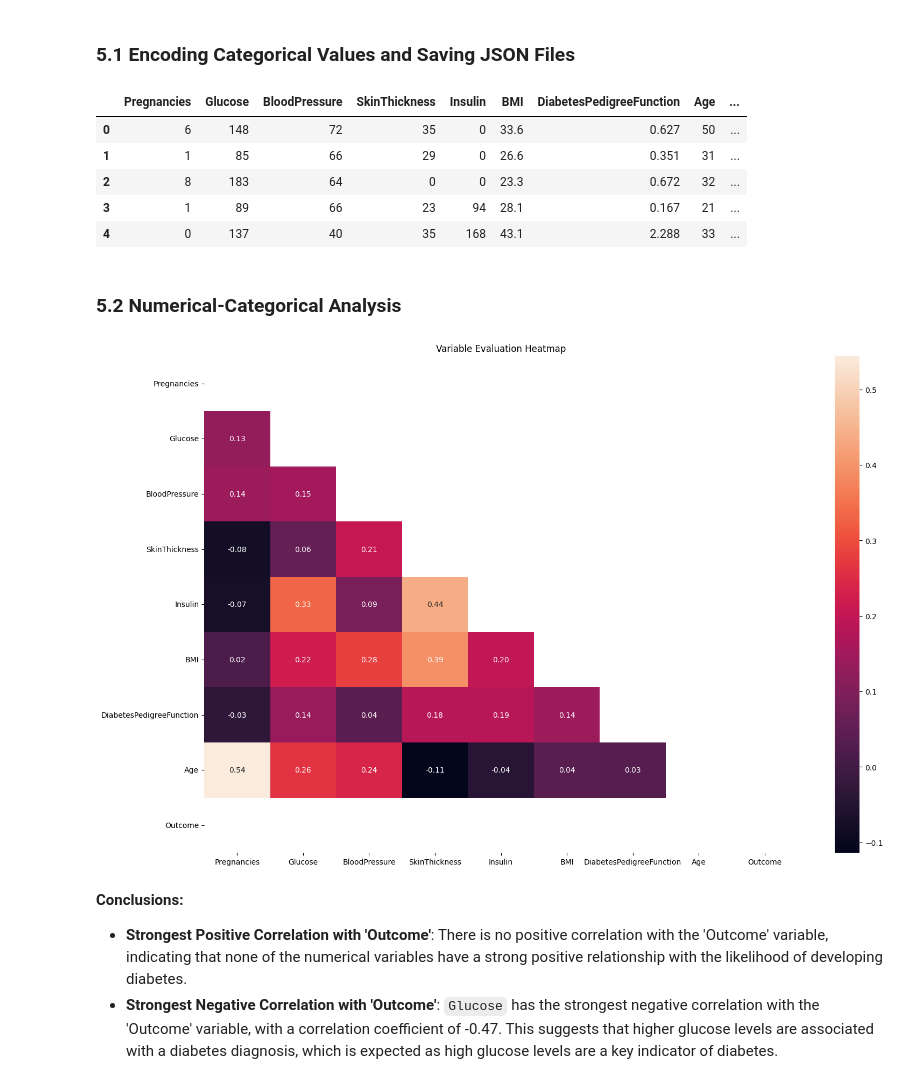
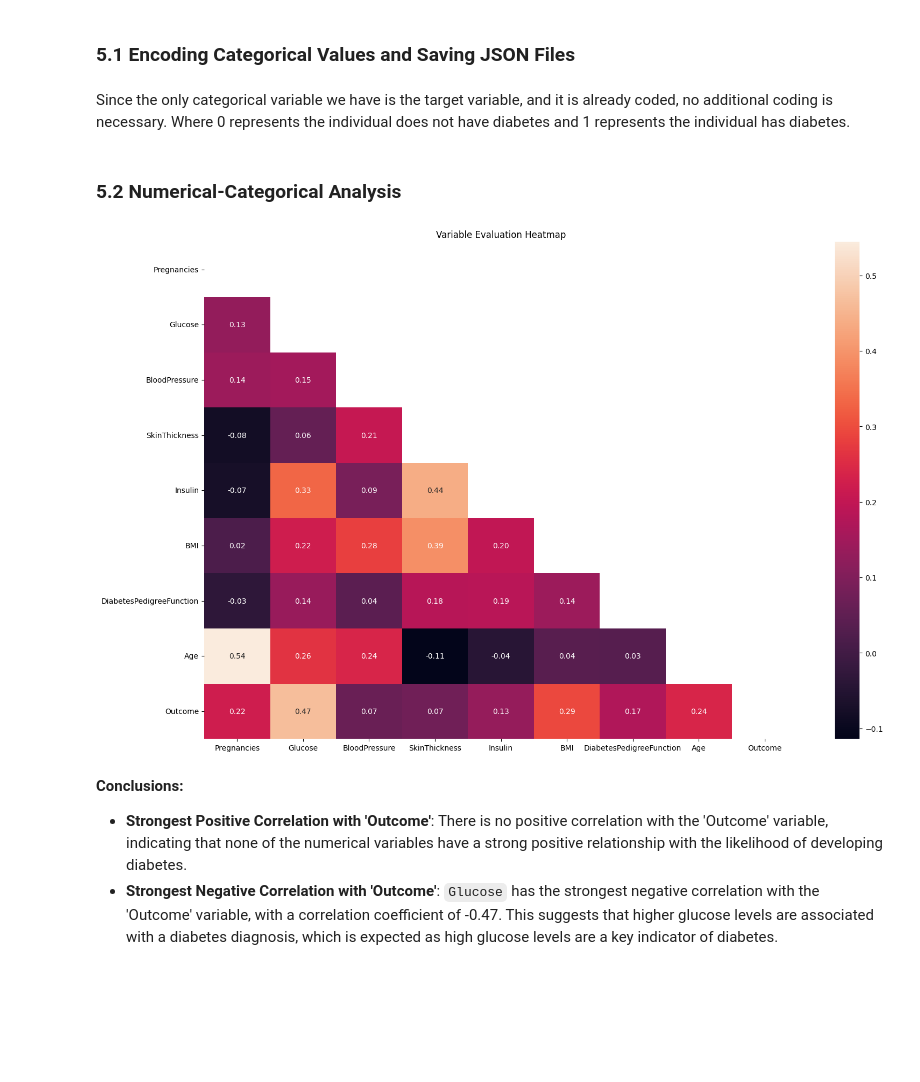
Before and after one commit to 4GeeksAcademy/danielpaez-dev-tree-decision, a Jupyter notebook: src/explore.ipynb, the cells around one changed output. Cells and saved outputs as stored; diff of their text form; code cells hidden in the pictures; blank space fills up the shorter version.

Commit message:
feat: :sparkles: best dataset selection for ML
fixed the encoding for Outcome which doesn't make any sense because it's already encoded

```diff
--- a/src/explore.ipynb
+++ b/src/explore.ipynb
@@ -282,42 +289,19 @@ plt.show()
 ## 5. Multivariate Analysis <a id='c5'></a>
 # %% [markdown]
 ### 5.1 Encoding Categorical Values and Saving JSON Files <a id='c5-1'></a>
-# %%
-categorical_variables = ['Outcome']
-
-output_dir = os.path.join('factorized_data')
-os.makedirs(output_dir, exist_ok=True)
-
-total_data_factorized = total_data.copy()
-
-for categorical_col_name in categorical_variables:
-    if categorical_col_name == 'Outcome':
-        transformation_rules = {'Negative': 0, 'Positive': 1}
-        total_data_factorized['Outcome'] = total_data['Outcome'].map(transformation_rules)
-
-    json_file_path = os.path.join(output_dir, f"factorized_{categorical_col_name}.json")
-    with open(json_file_path, "w") as f:
-        json.dump(transformation_rules, f, indent=4)
-
-total_data_factorized.head()
-# %% [output]
-|  | Pregnancies | Glucose | BloodPressure | SkinThickness | Insulin | BMI | DiabetesPedigreeFunction | Age | ... |
-| 0 | 6 | 148 | 72 | 35 | 0 | 33.6 | 0.627 | 50 | ... |
-| 1 | 1 | 85 | 66 | 29 | 0 | 26.6 | 0.351 | 31 | ... |
-| 2 | 8 | 183 | 64 | 0 | 0 | 23.3 | 0.672 | 32 | ... |
-| 3 | 1 | 89 | 66 | 23 | 94 | 28.1 | 0.167 | 21 | ... |
-| 4 | 0 | 137 | 40 | 35 | 168 | 43.1 | 2.288 | 33 | ... |
+# %% [markdown]
+Since the only categorical variable we have is the target variable, and it is already coded, no additional coding is necessary. Where 0 represents the individual does not have diabetes and 1 represents the individual has diabetes.
 # %% [markdown]
 ### 5.2 Numerical-Categorical Analysis <a id='c5-2'></a>
 # %%
 plt.figure(figsize=(16,10))
-columns = total_data_factorized.columns
-sns.heatmap(total_data_factorized[columns].corr(), annot = True, fmt = ".2f", mask=np.triu(total_data_factorized[columns].corr()))
+columns = total_data.columns
+sns.heatmap(total_data[columns].corr(), annot = True, fmt = ".2f", mask=np.triu(total_data_factorized[columns].corr()))
 plt.title('Variable Evaluation Heatmap')
 plt.tight_layout()
 plt.show()
 # %% [output]
-[figure, old version]
+[figure, new version]
 # %% [markdown]
 **Conclusions:**
 
```
Also changed, not shown: parts of 18 cells of this notebook, 18 other files.
